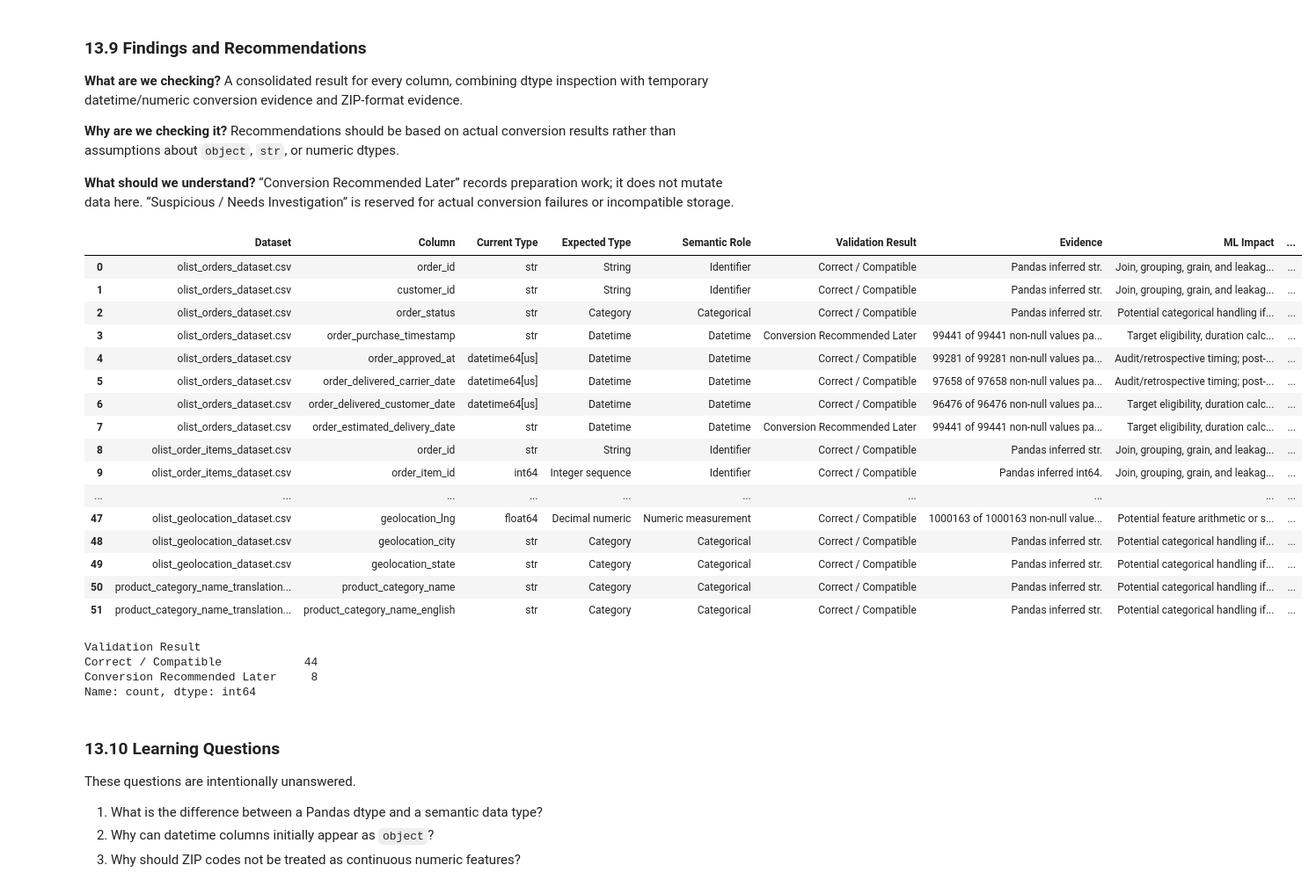
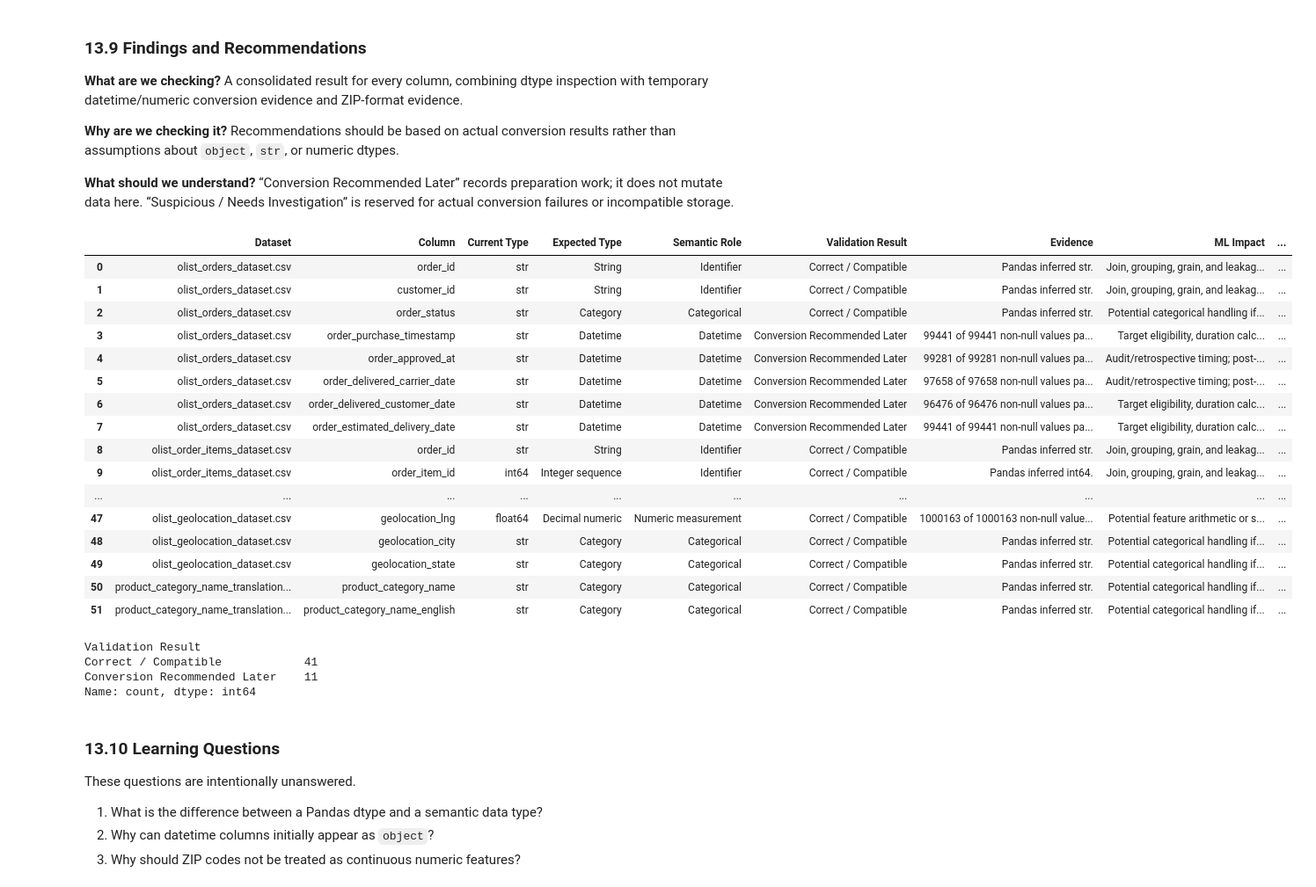
Before and after one commit to mmubashir95/ecommerce-delivery-intelligence, a Jupyter notebook: notebooks/02_data_quality.ipynb, the cells around one changed output. Shown at 88% size. Drawn from its saved outputs; the diff is of its cells as text; code cells hidden in the pictures.

```diff
--- a/notebooks/02_data_quality.ipynb
+++ b/notebooks/02_data_quality.ipynb
@@ -1876,7 +1888,7 @@ datetime_failure_samples = []
 for dataset_name, columns in DATETIME_COLUMNS.items():
     for column in columns:
         summary, failures = datetime_conversion_profile(
-            dataset_name, datasets[dataset_name], column
+            dataset_name, raw_datasets[dataset_name], column
         )
         datetime_summaries.append(summary)
         datetime_failure_samples.append(failures)
@@ -1969,7 +1981,7 @@ numeric_failure_samples = []
 for dataset_name, columns in NUMERIC_COLUMNS.items():
     for column in columns:
         summary, failures = numeric_conversion_profile(
-            dataset_name, datasets[dataset_name], column
+            dataset_name, raw_datasets[dataset_name], column
         )
         numeric_summaries.append(summary)
         numeric_failure_samples.append(failures)
@@ -2043,7 +2055,7 @@ IDENTIFIER_AND_CATEGORY_COLUMNS = {
 identifier_category_rows = []
 for dataset_name, columns in IDENTIFIER_AND_CATEGORY_COLUMNS.items():
     for column in columns:
-        series = datasets[dataset_name][column]
+        series = raw_datasets[dataset_name][column]
         non_null_values = series.loc[series.notna()]
         expected_type, semantic_role = EXPECTED_COLUMN_TYPES[dataset_name][column]
         identifier_category_rows.append(
@@ -2096,7 +2108,7 @@ zip_validation_rows = []
 for dataset_name, column in ZIP_COLUMNS.items():
     # Reloading as literal text exposes formatting that integer inference loses.
     raw_text = load_raw_text_csv(DATASET_FILES[dataset_name])[column]
-    inferred = datasets[dataset_name][column]
+    inferred = raw_datasets[dataset_name][column]
     zip_validation_rows.append(
         {
             "Dataset": dataset_name,
@@ -2206,7 +2218,7 @@ for row in dtype_comparison.to_dict(orient="records"):
             if failures
             else "Correct / Compatible"
             if pd.api.types.is_datetime64_any_dtype(
-                datasets[row["Dataset"]][row["Column"]].dtype
+                raw_datasets[row["Dataset"]][row["Column"]].dtype
             )
             else "Conversion Recommended Later"
         )
@@ -2241,36 +2253,36 @@ for row in dtype_comparison.to_dict(orient="records"):
             f"Pandas inferred {zip_result['Inferred Pandas Type']}."
         )
 
     data_type_findings_rows.append(
         {
             "Dataset": DATASET_FILES[row["Dataset"]],
             "Column": row["Column"],
             "Current Type": row["Pandas Type"],
             "Expected Type": row["Expected Type"],
             "Semantic Role": row["Semantic Role"],
             "Validation Result": validation_result,
             "Evidence": evidence,
             "ML Impact": ml_type_impact(
                 row["Semantic Role"], row["Dataset"], row["Column"]
             ),
             "Recommended Action": recommended_type_action(
                 row["Semantic Role"], validation_result
             ),
         }
     )
 
 data_type_findings = pd.DataFrame(data_type_findings_rows)
 display(data_type_findings)
 display(data_type_findings["Validation Result"].value_counts())
 # %% [output]
 |  | Dataset | Column | Current Type | Expected Type | Semantic Role | Validation Result | Evidence | ML Impact | ... |
 | 0 | olist_orders_dataset.csv | order_id | str | String | Identifier | Correct / Compatible | Pandas inferred str. | Join, grouping, grain, and leakag... | ... |
 | 1 | olist_orders_dataset.csv | customer_id | str | String | Identifier | Correct / Compatible | Pandas inferred str. | Join, grouping, grain, and leakag... | ... |
 | 2 | olist_orders_dataset.csv | order_status | str | Category | Categorical | Correct / Compatible | Pandas inferred str. | Potential categorical handling if... | ... |
 | 3 | olist_orders_dataset.csv | order_purchase_timestamp | str | Datetime | Datetime | Conversion Recommended Later | 99441 of 99441 non-null values pa... | Target eligibility, duration calc... | ... |
-| 4 | olist_orders_dataset.csv | order_approved_at | datetime64[us] | Datetime | Datetime | Correct / Compatible | 99281 of 99281 non-null values pa... | Audit/retrospective timing; post-... | ... |
-| 5 | olist_orders_dataset.csv | order_delivered_carrier_date | datetime64[us] | Datetime | Datetime | Correct / Compatible | 97658 of 97658 non-null values pa... | Audit/retrospective timing; post-... | ... |
-| 6 | olist_orders_dataset.csv | order_delivered_customer_date | datetime64[us] | Datetime | Datetime | Correct / Compatible | 96476 of 96476 non-null values pa... | Target eligibility, duration calc... | ... |
+| 4 | olist_orders_dataset.csv | order_approved_at | str | Datetime | Datetime | Conversion Recommended Later | 99281 of 99281 non-null values pa... | Audit/retrospective timing; post-... | ... |
+| 5 | olist_orders_dataset.csv | order_delivered_carrier_date | str | Datetime | Datetime | Conversion Recommended Later | 97658 of 97658 non-null values pa... | Audit/retrospective timing; post-... | ... |
+| 6 | olist_orders_dataset.csv | order_delivered_customer_date | str | Datetime | Datetime | Conversion Recommended Later | 96476 of 96476 non-null values pa... | Target eligibility, duration calc... | ... |
 | 7 | olist_orders_dataset.csv | order_estimated_delivery_date | str | Datetime | Datetime | Conversion Recommended Later | 99441 of 99441 non-null values pa... | Target eligibility, duration calc... | ... |
 | 8 | olist_order_items_dataset.csv | order_id | str | String | Identifier | Correct / Compatible | Pandas inferred str. | Join, grouping, grain, and leakag... | ... |
 | 9 | olist_order_items_dataset.csv | order_item_id | int64 | Integer sequence | Identifier | Correct / Compatible | Pandas inferred int64. | Join, grouping, grain, and leakag... | ... |
@@ -2281,8 +2293,8 @@ display(data_type_findings["Validation Result"].value_counts())
 | 50 | product_category_name_translation... | product_category_name | str | Category | Categorical | Correct / Compatible | Pandas inferred str. | Potential categorical handling if... | ... |
 | 51 | product_category_name_translation... | product_category_name_english | str | Category | Categorical | Correct / Compatible | Pandas inferred str. | Potential categorical handling if... | ... |
 Validation Result
-Correct / Compatible            44
-Conversion Recommended Later     8
+Correct / Compatible            41
+Conversion Recommended Later    11
 Name: count, dtype: int64
 # %% [markdown]
 ### 13.10 Learning Questions
```
Also changed, not shown: parts of 6 cells of this notebook.
